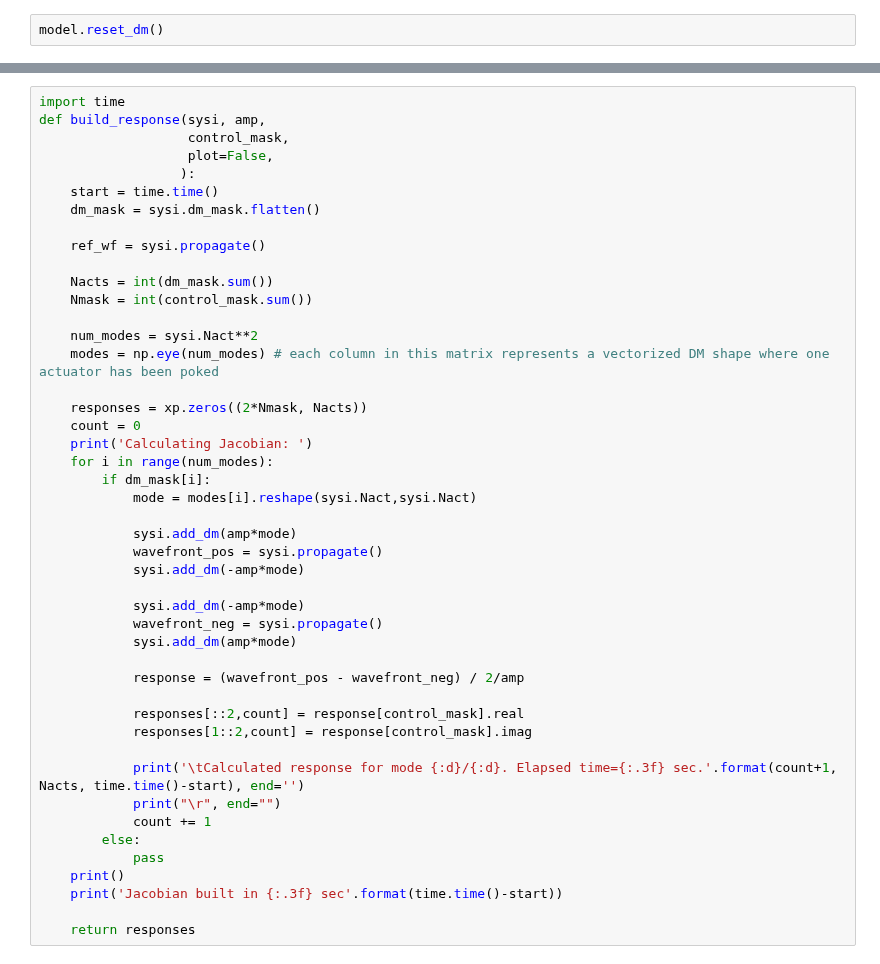
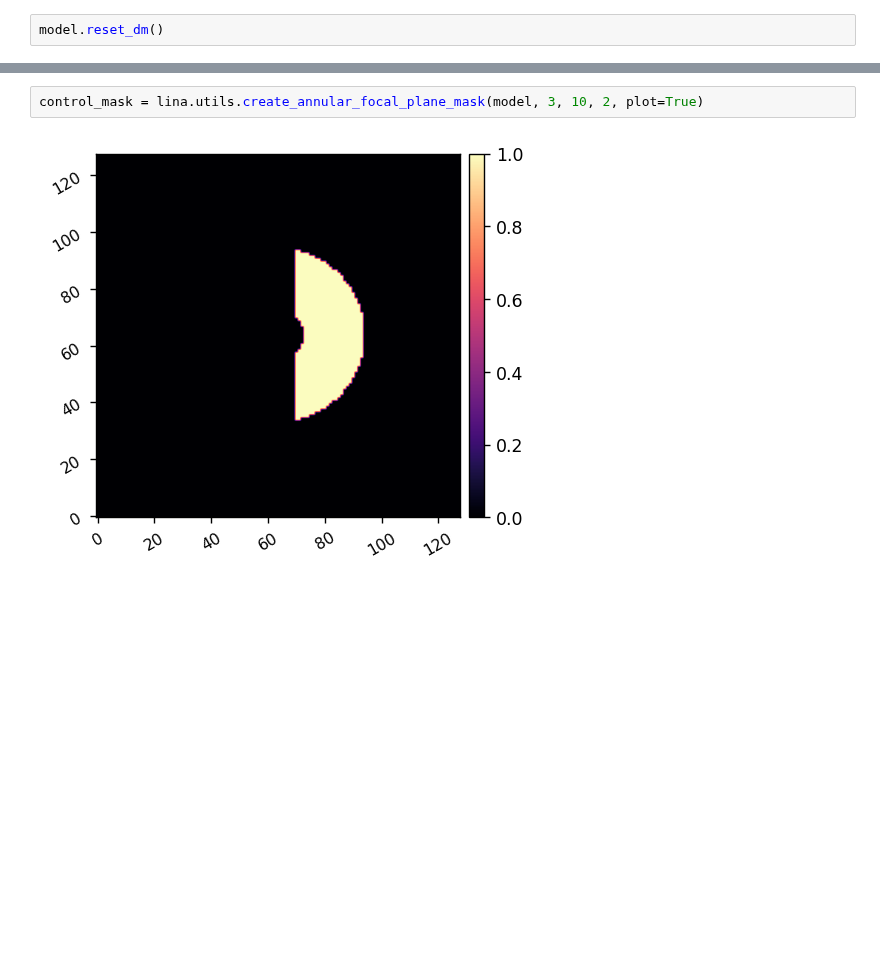
Before and after one commit to uasal/scoob-psf, a Jupyter notebook: example-notebooks/compact_scoob_tests.ipynb, the cells around one changed output, grey strips where cells are left out. Drawn from its saved outputs; the diff is of its cells as text; blank space fills up the shorter version.

```diff
--- a/example-notebooks/compact_scoob_tests.ipynb
+++ b/example-notebooks/compact_scoob_tests.ipynb
@@ -75,47 +83,5 @@ imshow1(ensure_np_array(control_mask))
-# %%
-import time
-def build_response(sysi, amp,
-                   control_mask,
-                   plot=False,
-                  ):
-    start = time.time()
-    dm_mask = sysi.dm_mask.flatten()
-
-    ref_wf = sysi.propagate()
-
-    Nacts = int(dm_mask.sum())
-    Nmask = int(control_mask.sum())
-
-    num_modes = sysi.Nact**2
-    modes = np.eye(num_modes) # each column in this matrix represents a vectorized DM shape where one actuator has been poked
-
-    responses = xp.zeros((2*Nmask, Nacts))
-    count = 0
-    print('Calculating Jacobian: ')
-    for i in range(num_modes):
-        if dm_mask[i]:
-            mode = modes[i].reshape(sysi.Nact,sysi.Nact)
-
-            sysi.add_dm(amp*mode)
-            wavefront_pos = sysi.propagate()
-            sysi.add_dm(-amp*mode)
-
-            sysi.add_dm(-amp*mode)
-            wavefront_neg = sysi.propagate()
-            sysi.add_dm(amp*mode)
-
-            response = (wavefront_pos - wavefront_neg) / 2/amp
-
-            responses[::2,count] = response[control_mask].real
-            responses[1::2,count] = response[control_mask].imag
-
-            print('\tCalculated response for mode {:d}/{:d}. Elapsed time={:.3f} sec.'.format(count+1, Nacts, time.time()-start), end='')
-            print("\r", end="")
-            count += 1
-        else:
-            pass
-    print()
-    print('Jacobian built in {:.3f} sec'.format(time.time()-start))
-
-    return responses
+# %%
+control_mask = lina.utils.create_annular_focal_plane_mask(model, 3, 10, 2, plot=True)
+# %% [output]
+[figure, added]
 # %%
```
Also changed, not shown: parts of 14 cells of this notebook, 5 other files.
